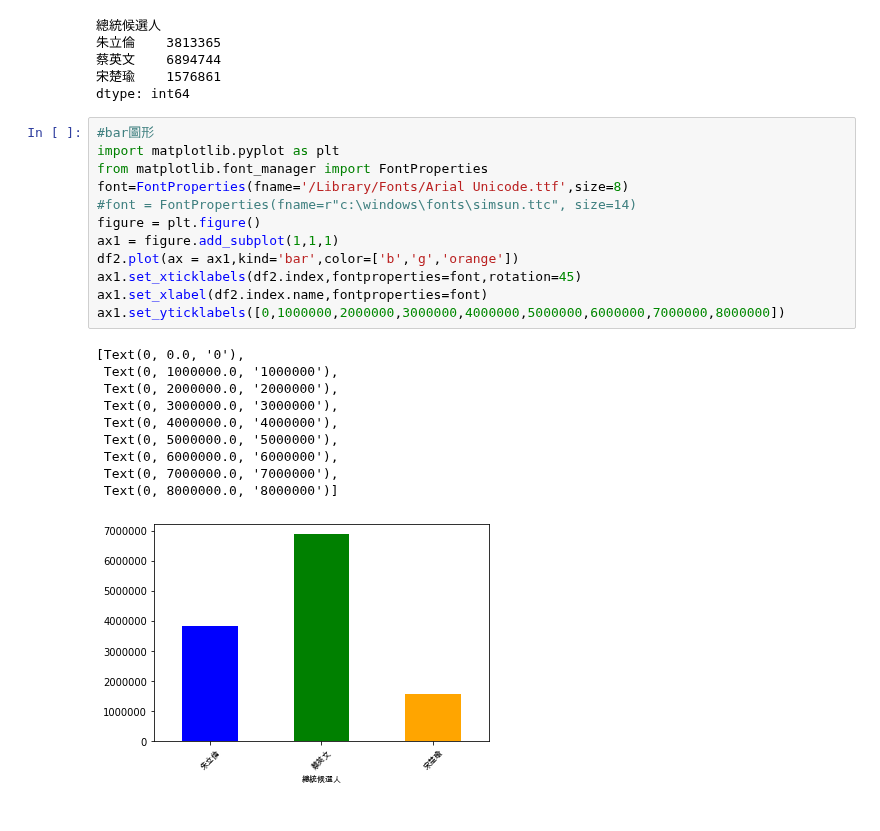
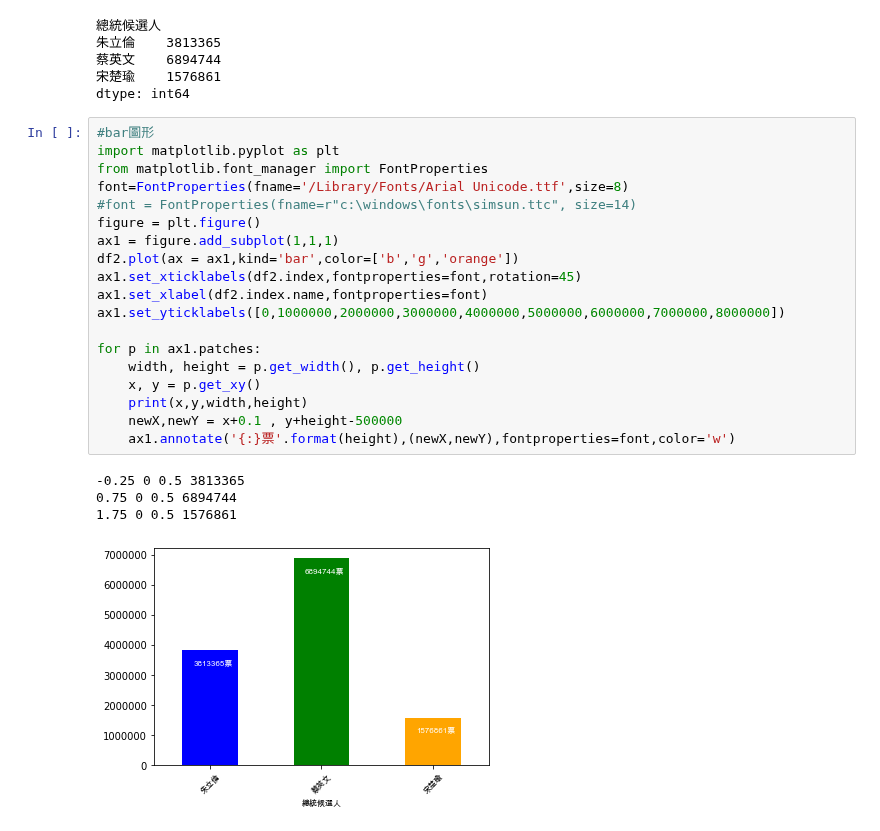
Before and after one commit to roberthsu2003/PythonForDataAnalysis, a Jupyter notebook: 星期13/lesson20_1.ipynb, the cells around one changed output. Drawn from its saved outputs; the diff is of its cells as text.

```diff
--- a/星期13/lesson20_1.ipynb
+++ b/星期13/lesson20_1.ipynb
@@ -160,23 +160,24 @@ dtype: int64
 # %%
 #bar圖形
 import matplotlib.pyplot as plt
 from matplotlib.font_manager import FontProperties
 font=FontProperties(fname='/Library/Fonts/Arial Unicode.ttf',size=8)
 #font = FontProperties(fname=r"c:\windows\fonts\simsun.ttc", size=14)
 figure = plt.figure()
 ax1 = figure.add_subplot(1,1,1)
 df2.plot(ax = ax1,kind='bar',color=['b','g','orange'])
 ax1.set_xticklabels(df2.index,fontproperties=font,rotation=45)
 ax1.set_xlabel(df2.index.name,fontproperties=font)
 ax1.set_yticklabels([0,1000000,2000000,3000000,4000000,5000000,6000000,7000000,8000000])
+
+for p in ax1.patches:
+    width, height = p.get_width(), p.get_height()
+    x, y = p.get_xy()
+    print(x,y,width,height)
+    newX,newY = x+0.1 , y+height-500000
+    ax1.annotate('{:}票'.format(height),(newX,newY),fontproperties=font,color='w')
 # %% [output]
-[Text(0, 0.0, '0'),
- Text(0, 1000000.0, '1000000'),
- Text(0, 2000000.0, '2000000'),
- Text(0, 3000000.0, '3000000'),
- Text(0, 4000000.0, '4000000'),
- Text(0, 5000000.0, '5000000'),
- Text(0, 6000000.0, '6000000'),
- Text(0, 7000000.0, '7000000'),
- Text(0, 8000000.0, '8000000')]
+-0.25 0 0.5 3813365
+0.75 0 0.5 6894744
+1.75 0 0.5 1576861
-[figure, old version]
+[figure, new version]
```
